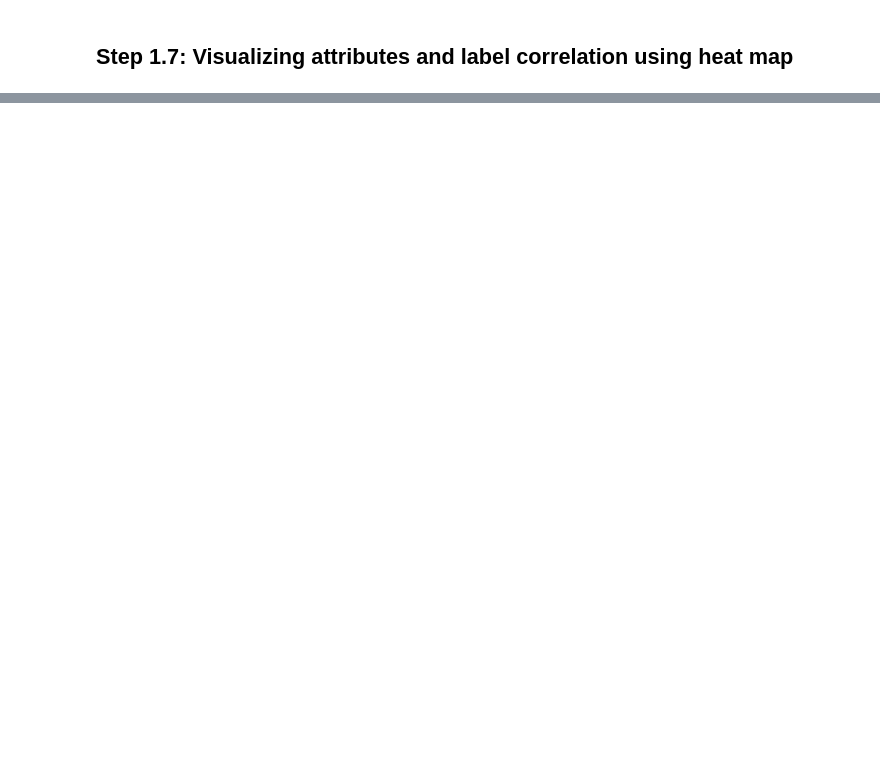
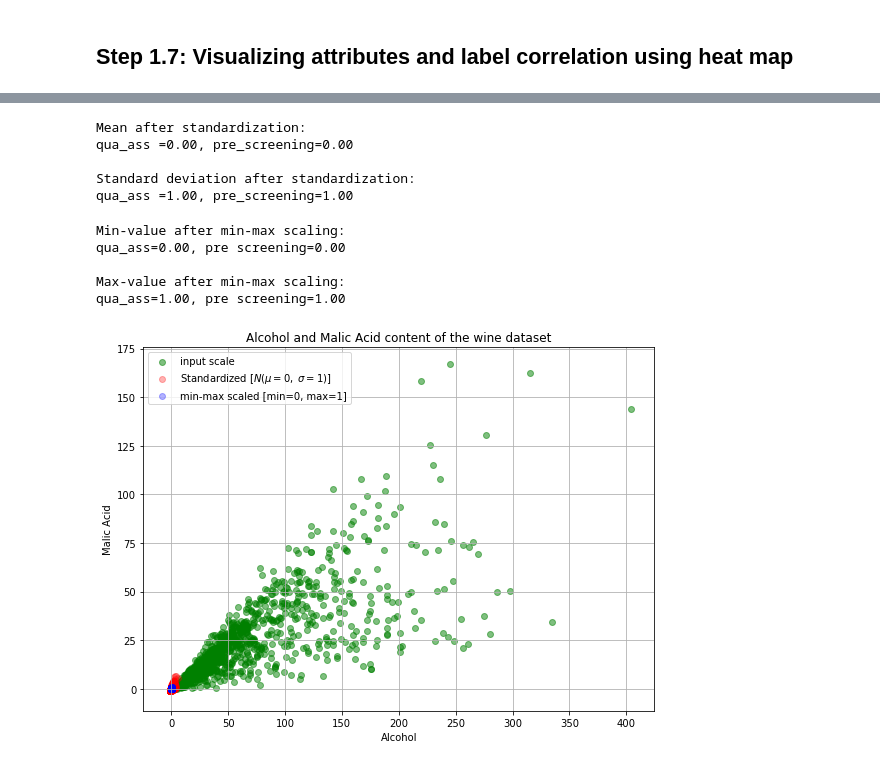
Before and after one commit to ram1123/Learning_ML, a Jupyter notebook: disease_detection_project/Diabetic_Retinopathy.ipynb, the cells around one changed output, grey strips where cells are left out. Saved outputs shown, nothing was run; the diff lists cells and outputs as text; code cells hidden in the pictures; blank space fills up the shorter version.

```diff
--- a/disease_detection_project/Diabetic_Retinopathy.ipynb
+++ b/disease_detection_project/Diabetic_Retinopathy.ipynb
@@ -169,0 +183,38 @@ parallel_coordinates(infile,'MA_CL05',colormap='gist_rainbow')
+# %%
+from sklearn import preprocessing
+
+std_scale = preprocessing.StandardScaler().fit(infile[['qua_ass','pre_screening','MA_CL05','MA_CL06','MA_CL07','MA_CL08','MA_CL09','MA_CL10','MA_exu_CL05',
+                  'MA_exu_CL06','MA_exu_CL07','MA_exu_CL08','MA_exu_CL09','MA_exu_CL10','MA_exu_CL11','MA_exu_CL12',
+                  'distance','diameter','AM/FM']])
+df_std = std_scale.transform(infile[['qua_ass','pre_screening','MA_CL05','MA_CL06','MA_CL07','MA_CL08','MA_CL09','MA_CL10','MA_exu_CL05',
+                  'MA_exu_CL06','MA_exu_CL07','MA_exu_CL08','MA_exu_CL09','MA_exu_CL10','MA_exu_CL11','MA_exu_CL12',
+                  'distance','diameter','AM/FM']])
+
+minmax_scale = preprocessing.MinMaxScaler().fit(infile[['qua_ass','pre_screening','MA_CL05','MA_CL06','MA_CL07','MA_CL08','MA_CL09','MA_CL10','MA_exu_CL05',
+                  'MA_exu_CL06','MA_exu_CL07','MA_exu_CL08','MA_exu_CL09','MA_exu_CL10','MA_exu_CL11','MA_exu_CL12',
+                  'distance','diameter','AM/FM']])
+df_minmax = minmax_scale.transform(infile[['qua_ass','pre_screening','MA_CL05','MA_CL06','MA_CL07','MA_CL08','MA_CL09','MA_CL10','MA_exu_CL05',
+                  'MA_exu_CL06','MA_exu_CL07','MA_exu_CL08','MA_exu_CL09','MA_exu_CL10','MA_exu_CL11','MA_exu_CL12',
+                  'distance','diameter','AM/FM']])
+# %%
+print('Mean after standardization:\nqua_ass ={:.2f}, pre_screening={:.2f}'
+      .format(df_std[:,0].mean(), df_std[:,1].mean()))
+print('\nStandard deviation after standardization:\nqua_ass ={:.2f}, pre_screening={:.2f}'
+      .format(df_std[:,0].std(), df_std[:,1].std()))
+# %% [output]
+Mean after standardization:
+qua_ass =0.00, pre_screening=0.00
+
+Standard deviation after standardization:
+qua_ass =1.00, pre_screening=1.00
+# %%
+print('Min-value after min-max scaling:\nqua_ass={:.2f}, pre screening={:.2f}'
+      .format(df_minmax[:,0].min(), df_minmax[:,1].min()))
+print('\nMax-value after min-max scaling:\nqua_ass={:.2f}, pre screening={:.2f}'
+      .format(df_minmax[:,0].max(), df_minmax[:,1].max()))
+# %% [output]
+Min-value after min-max scaling:
+qua_ass=0.00, pre screening=0.00
+
+Max-value after min-max scaling:
+qua_ass=1.00, pre screening=1.00
@@ -169,0 +223,27 @@ parallel_coordinates(infile,'MA_CL05',colormap='gist_rainbow')
+# %%
+from matplotlib import pyplot as plt
+
+def plot():
+    plt.figure(figsize=(8,6))
+
+    plt.scatter(infile['MA_exu_CL05'], infile['MA_exu_CL06'],
+            color='green', label='input scale', alpha=0.5)
+
+    plt.scatter(df_std[:,8], df_std[:,9], color='red',
+            label='Standardized [$N  (\mu=0, \; \sigma=1)$]', alpha=0.3)
+
+    plt.scatter(df_minmax[:,8], df_minmax[:,9],
+            color='blue', label='min-max scaled [min=0, max=1]', alpha=0.3)
+
+    plt.title('Alcohol and Malic Acid content of the wine dataset')
+    plt.xlabel('Alcohol')
+    plt.ylabel('Malic Acid')
+    plt.legend(loc='upper left')
+    plt.grid()
+
+    plt.tight_layout()
+
+plot()
+plt.show()
+# %% [output]
+[figure, added]
```
Also changed, not shown: parts of 24 cells of this notebook.
